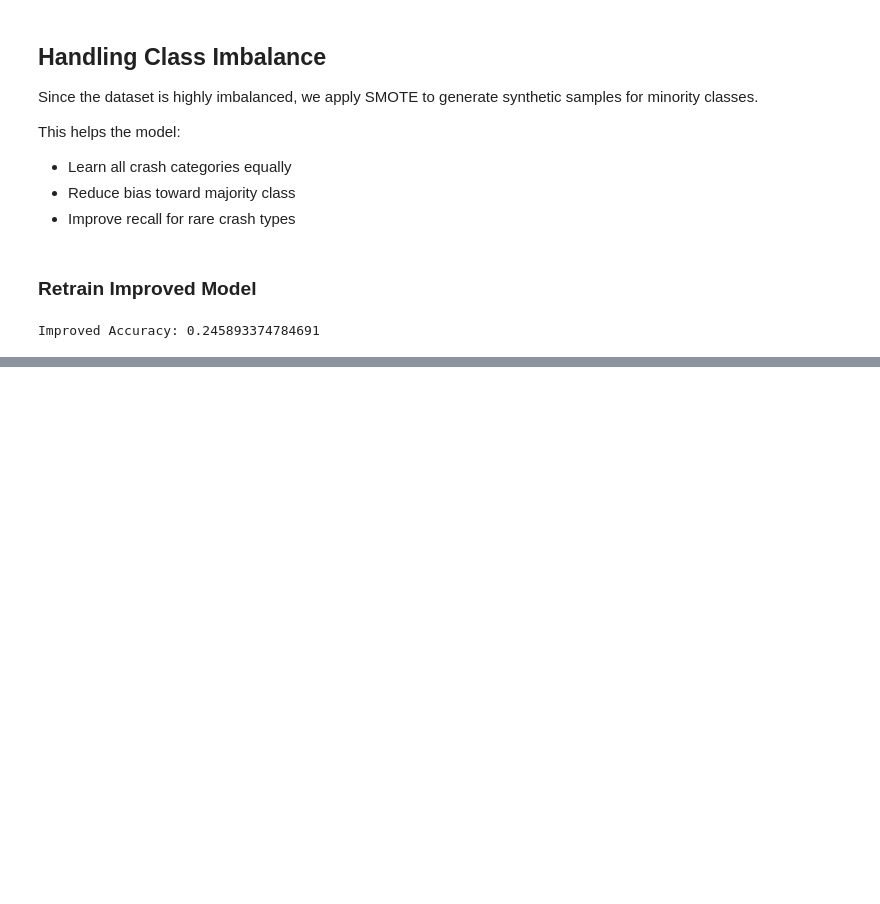
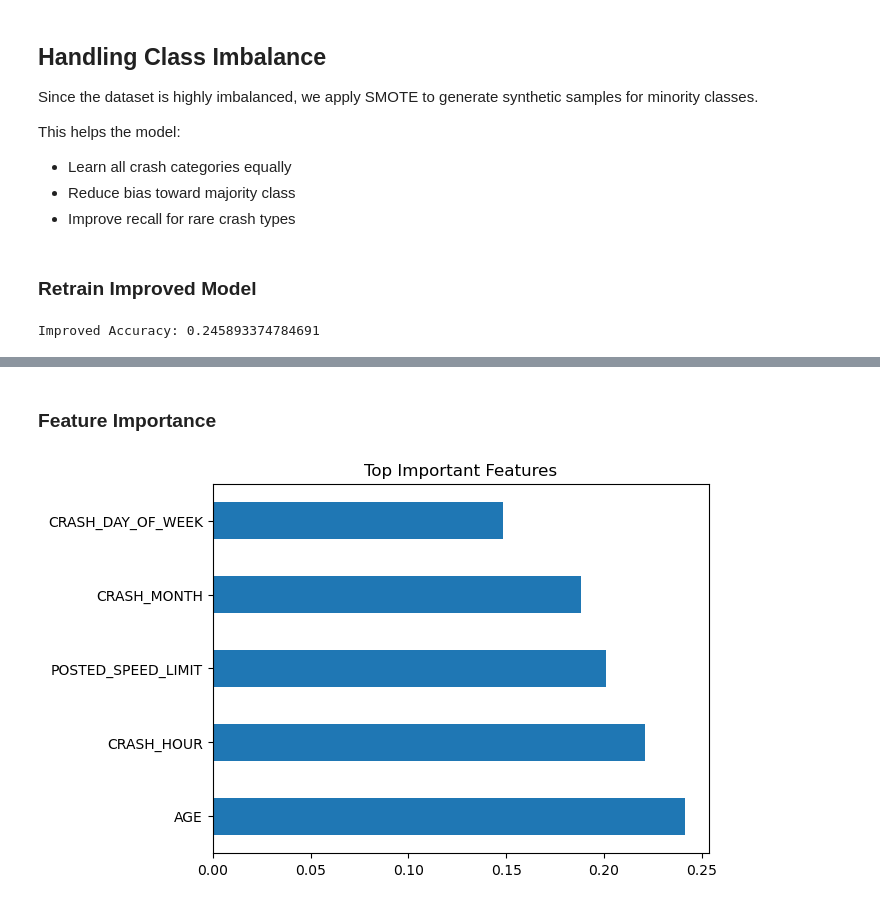
Before and after one commit to ChairoSolutions/Chicago-crash-cause-prediction, a Jupyter notebook: index.ipynb, the cells around one changed output, grey strips where cells are left out. Cells and saved outputs as stored; diff of their text form; code cells hidden in the pictures; blank space fills up the shorter version.

```diff
--- a/index.ipynb
+++ b/index.ipynb
@@ -1306,0 +1341,9 @@ Improved Accuracy: 0.245893374784691
+# %% [markdown]
+### Feature Importance
+# %%
+importance = pd.Series(rf.feature_importances_, index=X_train.columns)
+importance.nlargest(15).plot(kind='barh')
+plt.title("Top Important Features")
+plt.show()
+# %% [output]
+[figure, added]
```
Also changed, not shown: parts of 3 cells of this notebook.
